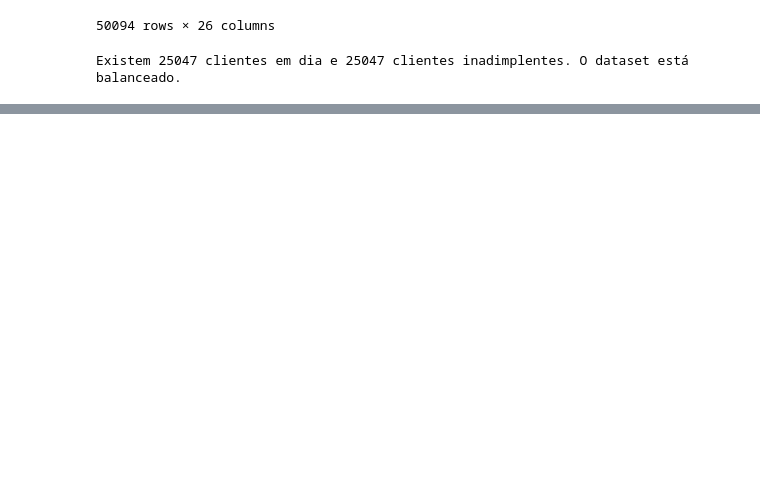
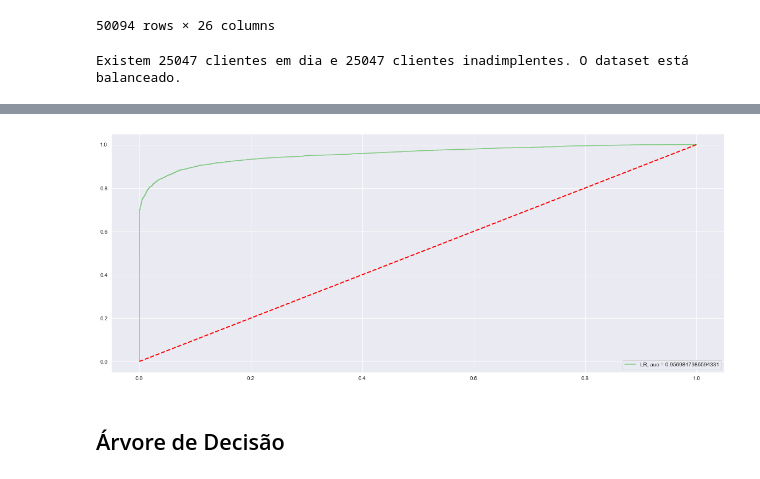
Before and after one commit to mavenceslau/Challenge-Data-Science-Alura-Cash, a Jupyter notebook: notebooks/Notebook_03_Modelos_Machine_Learning.ipynb, the cells around one changed output, grey strips where cells are left out. Cells and saved outputs as stored; diff of their text form; code cells hidden in the pictures; blank space fills up the shorter version.

```diff
--- a/notebooks/Notebook_03_Modelos_Machine_Learning.ipynb
+++ b/notebooks/Notebook_03_Modelos_Machine_Learning.ipynb
@@ -135,0 +245,6 @@ Existem 25047 clientes em dia e 25047 clientes inadimplentes. O dataset está ba
+# %%
+curva_roc(rl ,teste_x, teste_y)
+# %% [output]
+[figure, added]
+# %% [markdown]
+## Árvore de Decisão
```
Also changed, not shown: parts of 38 cells of this notebook, 2 other files.
